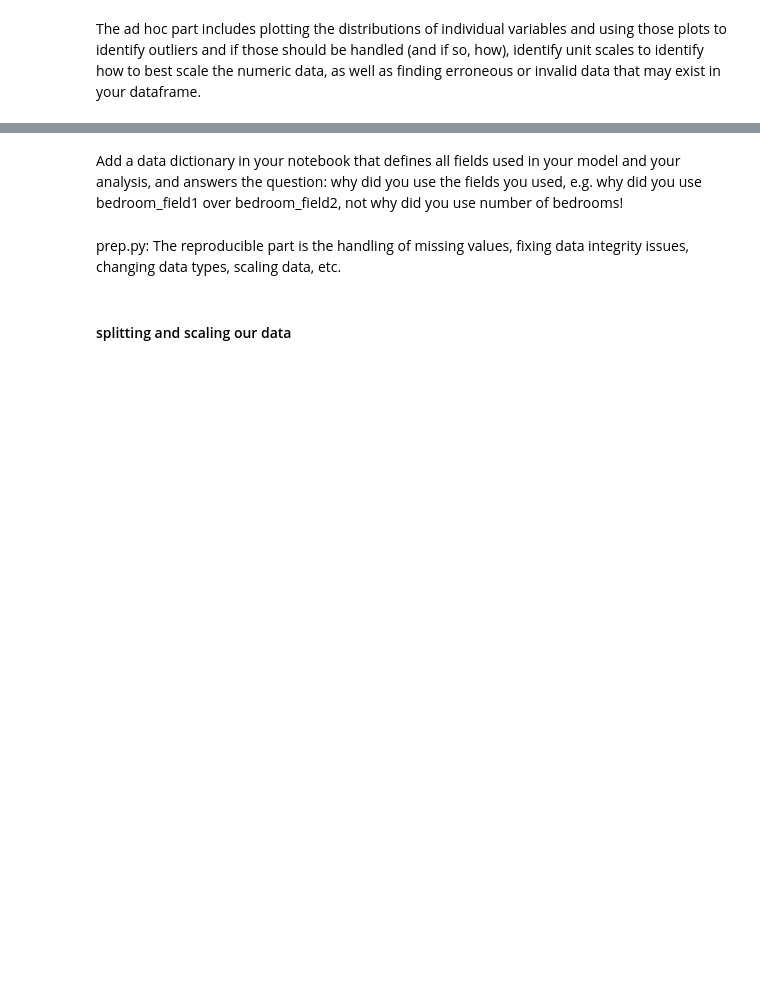
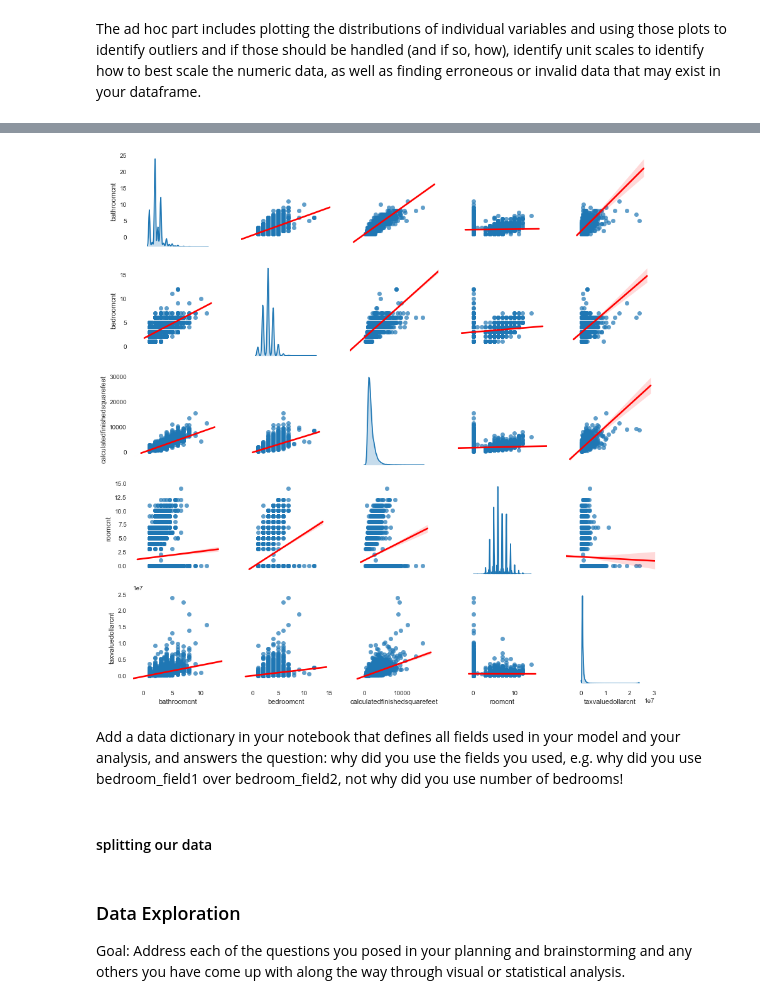
Before and after one commit to jivemachine/zillow_project, a Jupyter notebook: zillow_notebook_2nd_draft.ipynb, the cells around one changed output, grey strips where cells are left out. Saved outputs shown, nothing was run; the diff lists cells and outputs as text; code cells hidden in the pictures; blank space fills up the shorter version.

```diff
--- a/zillow_notebook_2nd_draft.ipynb
+++ b/zillow_notebook_2nd_draft.ipynb
@@ -70,0 +75,4 @@ memory usage: 2.7+ MB
+# %%
+state = 'California'
+df['State'] = state
+df.head()
@@ -72,0 +221,2 @@ The ad hoc part includes plotting the distributions of individual variables and
+# %%
+bed_bath_and_beyond = df[['bathroomcnt', 'bedroomcnt', 'calculatedfinishedsquarefeet', 'roomcnt','taxvaluedollarcnt']]
@@ -73,8 +236,13 @@ The ad hoc part includes plotting the distributions of individual variables and
+# %%
+explore.plot_variable_pairs(bed_bath_and_beyond)
+# %% [output]
+[figure, added]
 # %% [markdown]
 Add a data dictionary in your notebook that defines all fields used in your model and your analysis, and answers the question: why did you use the fields you used, e.g. why did you use bedroom_field1 over bedroom_field2, not why did you use number of bedrooms!
-# %% [markdown]
-prep.py: The reproducible part is the handling of missing values, fixing data integrity issues, changing data types, scaling data, etc.
 # %% [markdown]
-#### splitting and scaling our data
+#### splitting our data
 # %%
 train, test = split_scale.split_my_data(df)
+# %% [markdown]
+### Data Exploration
+Goal: Address each of the questions you posed in your planning and brainstorming and any others you have come up with along the way through visual or statistical analysis.
```
Also changed, not shown: parts of 45 cells of this notebook, 2 other files.
